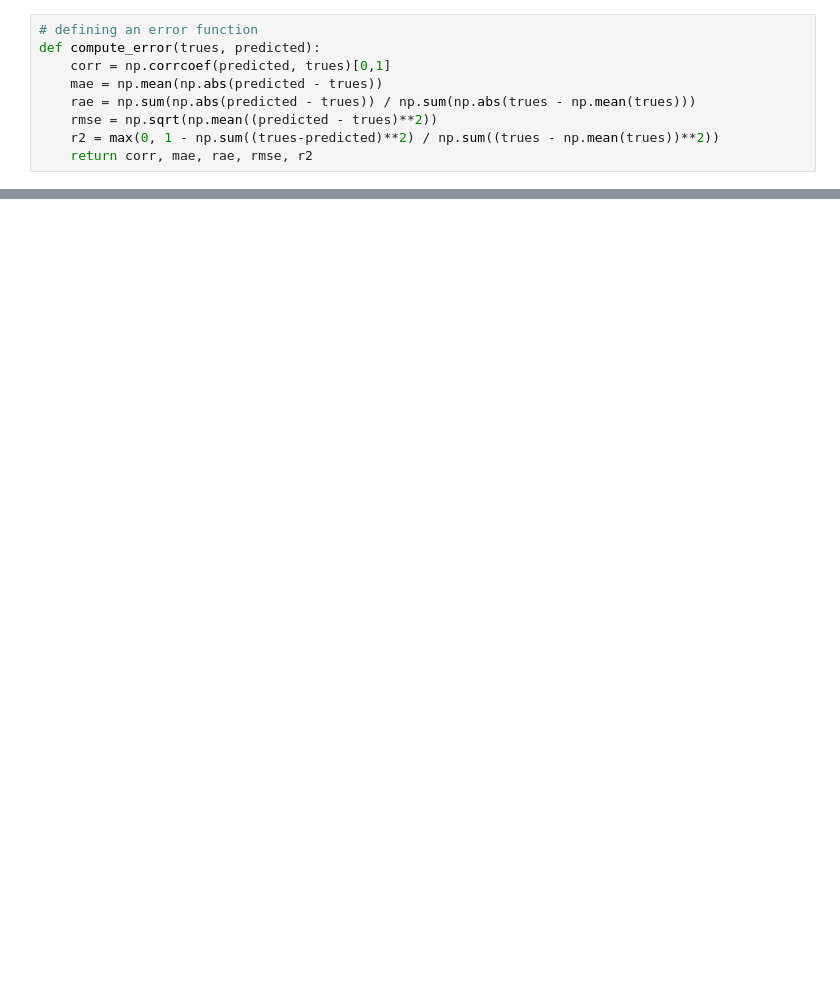
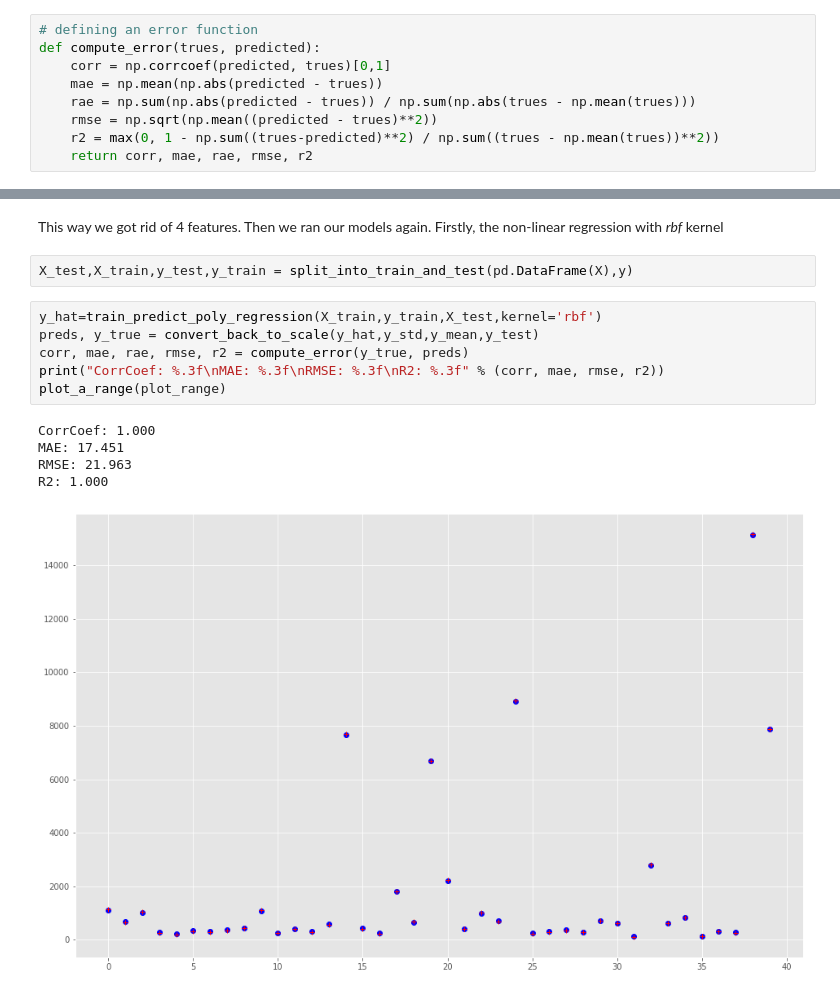
Before and after one commit to mateuszw314/MakeUsRichProject, a Jupyter notebook: notebooks/Bitcoin_regression.ipynb, the cells around one changed output, grey strips where cells are left out. Saved outputs shown, nothing was run; the diff lists cells and outputs as text; blank space fills up the shorter version.

```diff
--- a/notebooks/Bitcoin_regression.ipynb
+++ b/notebooks/Bitcoin_regression.ipynb
@@ -330,0 +206,16 @@ print(fs.scores_)
+# %% [markdown]
+This way we got rid of 4 features. Then we ran our models again. Firstly, the non-linear regression with *rbf* kernel
+# %%
+X_test,X_train,y_test,y_train = split_into_train_and_test(pd.DataFrame(X),y)
+# %%
+y_hat=train_predict_poly_regression(X_train,y_train,X_test,kernel='rbf')
+preds, y_true = convert_back_to_scale(y_hat,y_std,y_mean,y_test)
+corr, mae, rae, rmse, r2 = compute_error(y_true, preds)
+print("CorrCoef: %.3f\nMAE: %.3f\nRMSE: %.3f\nR2: %.3f" % (corr, mae, rmse, r2))
+plot_a_range(plot_range)
+# %% [output]
+CorrCoef: 1.000
+MAE: 17.451
+RMSE: 21.963
+R2: 1.000
+[figure, added]
```
Also changed, not shown: parts of 31 cells of this notebook.
